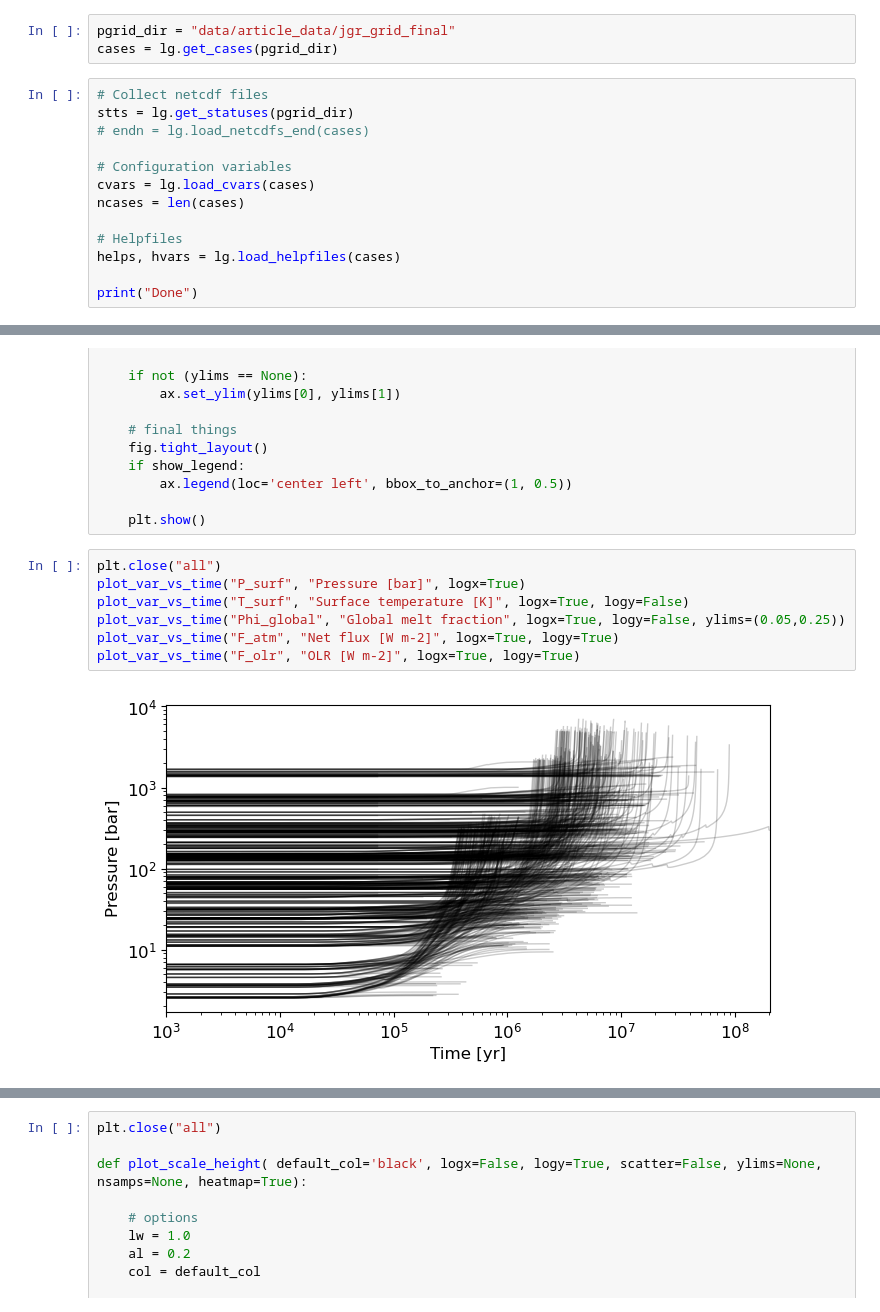
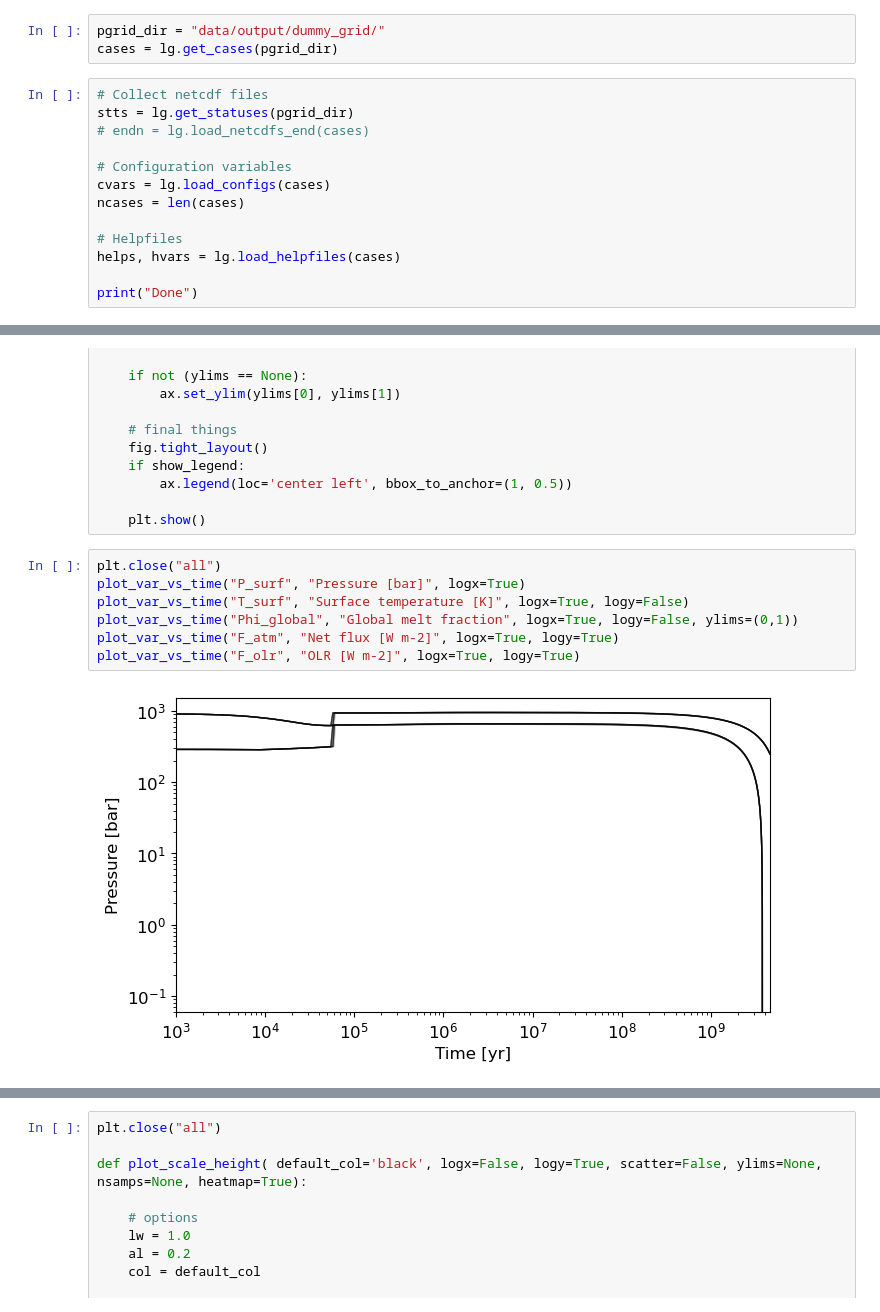
Before and after one commit to nichollsh/proteus_analysis, a Jupyter notebook: all_evolve.ipynb, the cells around one changed output, grey strips where cells are left out. Drawn from its saved outputs; the diff is of its cells as text.

```diff
--- a/all_evolve.ipynb
+++ b/all_evolve.ipynb
@@ -14,5 +13,5 @@ from utils.load_cmaps import *
 # %%
-pgrid_dir = "data/article_data/jgr_grid_final"
+pgrid_dir = "data/output/dummy_grid/"
 cases = lg.get_cases(pgrid_dir)
 # %%
 # Collect netcdf files
@@ -20,7 +19,7 @@ stts = lg.get_statuses(pgrid_dir)
 # endn = lg.load_netcdfs_end(cases)
 
 # Configuration variables
-cvars = lg.load_cvars(cases)
+cvars = lg.load_configs(cases)
 ncases = len(cases)
 
 # Helpfiles
@@ -127,9 +126,9 @@ def plot_var_vs_time(y_key, y_lbl, default_col='black', logx=False, logy=True, s
 # %%
 plt.close("all")
 plot_var_vs_time("P_surf", "Pressure [bar]", logx=True)
 plot_var_vs_time("T_surf", "Surface temperature [K]", logx=True, logy=False)
-plot_var_vs_time("Phi_global", "Global melt fraction", logx=True, logy=False, ylims=(0.05,0.25))
+plot_var_vs_time("Phi_global", "Global melt fraction", logx=True, logy=False, ylims=(0,1))
 plot_var_vs_time("F_atm", "Net flux [W m-2]", logx=True, logy=True)
 plot_var_vs_time("F_olr", "OLR [W m-2]", logx=True, logy=True)
 # %% [output]
-[figure, old version]
+[figure, new version]
```
Also changed, not shown: parts of 4 cells of this notebook, 5 other files.
